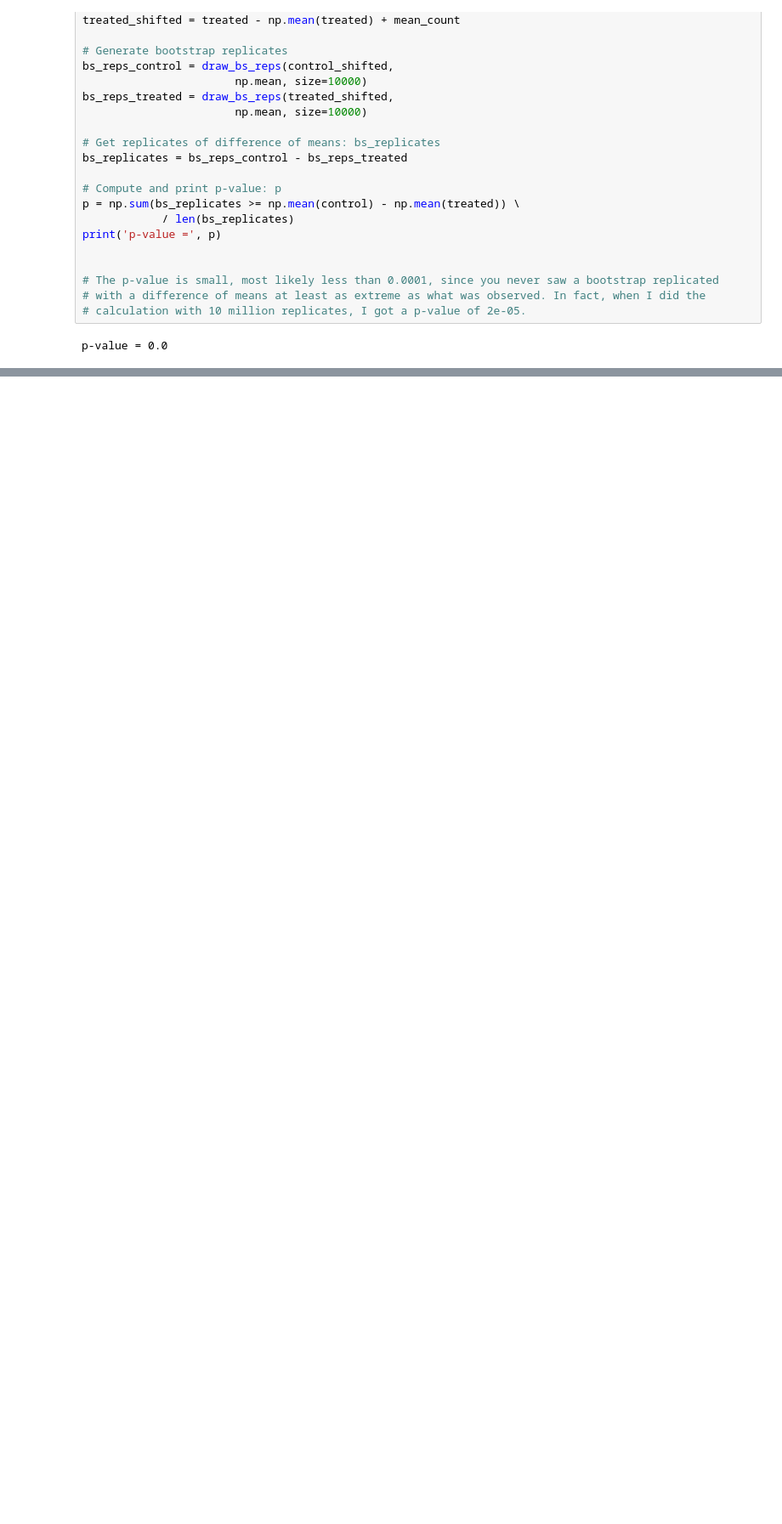
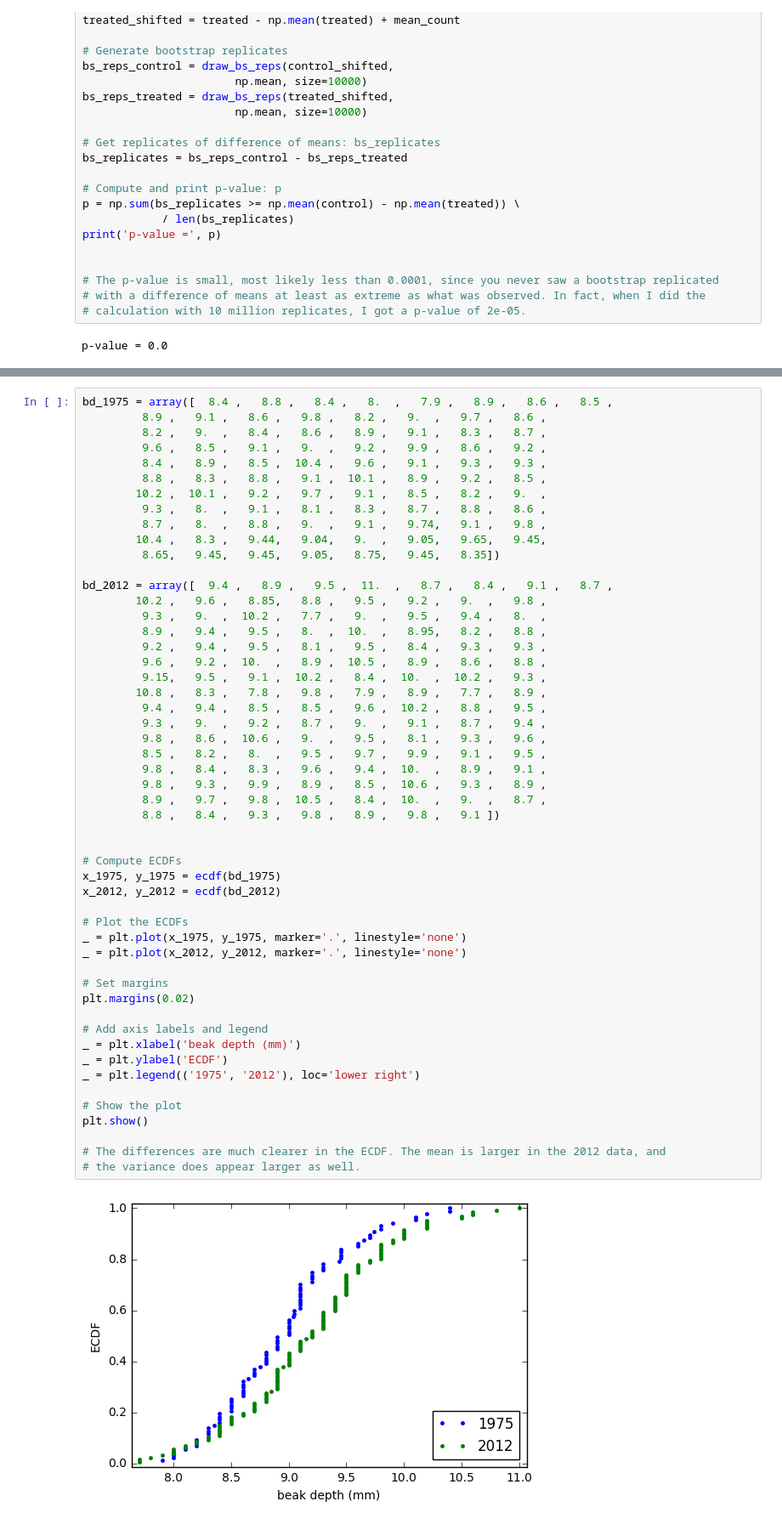
Before and after one commit to e-arslan/Python-Courses, a Jupyter notebook: Statistical Thinking in Python (Part 2).ipynb, the cells around one changed output, grey strips where cells are left out. Shown at 85% size. Drawn from its saved outputs; the diff is of its cells as text; blank space fills up the shorter version.

```diff
--- a/Statistical Thinking in Python (Part 2).ipynb
+++ b/Statistical Thinking in Python (Part 2).ipynb
@@ -1093,0 +1185,54 @@ p-value = 0.0
+# %%
+bd_1975 = array([  8.4 ,   8.8 ,   8.4 ,   8.  ,   7.9 ,   8.9 ,   8.6 ,   8.5 ,
+         8.9 ,   9.1 ,   8.6 ,   9.8 ,   8.2 ,   9.  ,   9.7 ,   8.6 ,
+         8.2 ,   9.  ,   8.4 ,   8.6 ,   8.9 ,   9.1 ,   8.3 ,   8.7 ,
+         9.6 ,   8.5 ,   9.1 ,   9.  ,   9.2 ,   9.9 ,   8.6 ,   9.2 ,
+         8.4 ,   8.9 ,   8.5 ,  10.4 ,   9.6 ,   9.1 ,   9.3 ,   9.3 ,
+         8.8 ,   8.3 ,   8.8 ,   9.1 ,  10.1 ,   8.9 ,   9.2 ,   8.5 ,
+        10.2 ,  10.1 ,   9.2 ,   9.7 ,   9.1 ,   8.5 ,   8.2 ,   9.  ,
+         9.3 ,   8.  ,   9.1 ,   8.1 ,   8.3 ,   8.7 ,   8.8 ,   8.6 ,
+         8.7 ,   8.  ,   8.8 ,   9.  ,   9.1 ,   9.74,   9.1 ,   9.8 ,
+        10.4 ,   8.3 ,   9.44,   9.04,   9.  ,   9.05,   9.65,   9.45,
+         8.65,   9.45,   9.45,   9.05,   8.75,   9.45,   8.35])
+
+bd_2012 = array([  9.4 ,   8.9 ,   9.5 ,  11.  ,   8.7 ,   8.4 ,   9.1 ,   8.7 ,
+        10.2 ,   9.6 ,   8.85,   8.8 ,   9.5 ,   9.2 ,   9.  ,   9.8 ,
+         9.3 ,   9.  ,  10.2 ,   7.7 ,   9.  ,   9.5 ,   9.4 ,   8.  ,
+         8.9 ,   9.4 ,   9.5 ,   8.  ,  10.  ,   8.95,   8.2 ,   8.8 ,
+         9.2 ,   9.4 ,   9.5 ,   8.1 ,   9.5 ,   8.4 ,   9.3 ,   9.3 ,
+         9.6 ,   9.2 ,  10.  ,   8.9 ,  10.5 ,   8.9 ,   8.6 ,   8.8 ,
+         9.15,   9.5 ,   9.1 ,  10.2 ,   8.4 ,  10.  ,  10.2 ,   9.3 ,
+        10.8 ,   8.3 ,   7.8 ,   9.8 ,   7.9 ,   8.9 ,   7.7 ,   8.9 ,
+         9.4 ,   9.4 ,   8.5 ,   8.5 ,   9.6 ,  10.2 ,   8.8 ,   9.5 ,
+         9.3 ,   9.  ,   9.2 ,   8.7 ,   9.  ,   9.1 ,   8.7 ,   9.4 ,
+         9.8 ,   8.6 ,  10.6 ,   9.  ,   9.5 ,   8.1 ,   9.3 ,   9.6 ,
+         8.5 ,   8.2 ,   8.  ,   9.5 ,   9.7 ,   9.9 ,   9.1 ,   9.5 ,
+         9.8 ,   8.4 ,   8.3 ,   9.6 ,   9.4 ,  10.  ,   8.9 ,   9.1 ,
+         9.8 ,   9.3 ,   9.9 ,   8.9 ,   8.5 ,  10.6 ,   9.3 ,   8.9 ,
+         8.9 ,   9.7 ,   9.8 ,  10.5 ,   8.4 ,  10.  ,   9.  ,   8.7 ,
+         8.8 ,   8.4 ,   9.3 ,   9.8 ,   8.9 ,   9.8 ,   9.1 ])
+
+
+# Compute ECDFs
+x_1975, y_1975 = ecdf(bd_1975)
+x_2012, y_2012 = ecdf(bd_2012)
+
+# Plot the ECDFs
+_ = plt.plot(x_1975, y_1975, marker='.', linestyle='none')
+_ = plt.plot(x_2012, y_2012, marker='.', linestyle='none')
+
+# Set margins
+plt.margins(0.02)
+
+# Add axis labels and legend
+_ = plt.xlabel('beak depth (mm)')
+_ = plt.ylabel('ECDF')
+_ = plt.legend(('1975', '2012'), loc='lower right')
+
+# Show the plot
+plt.show()
+
+# The differences are much clearer in the ECDF. The mean is larger in the 2012 data, and
+# the variance does appear larger as well.
+# %% [output]
+[figure, added]
```
Also changed, not shown: parts of 7 cells of this notebook.
